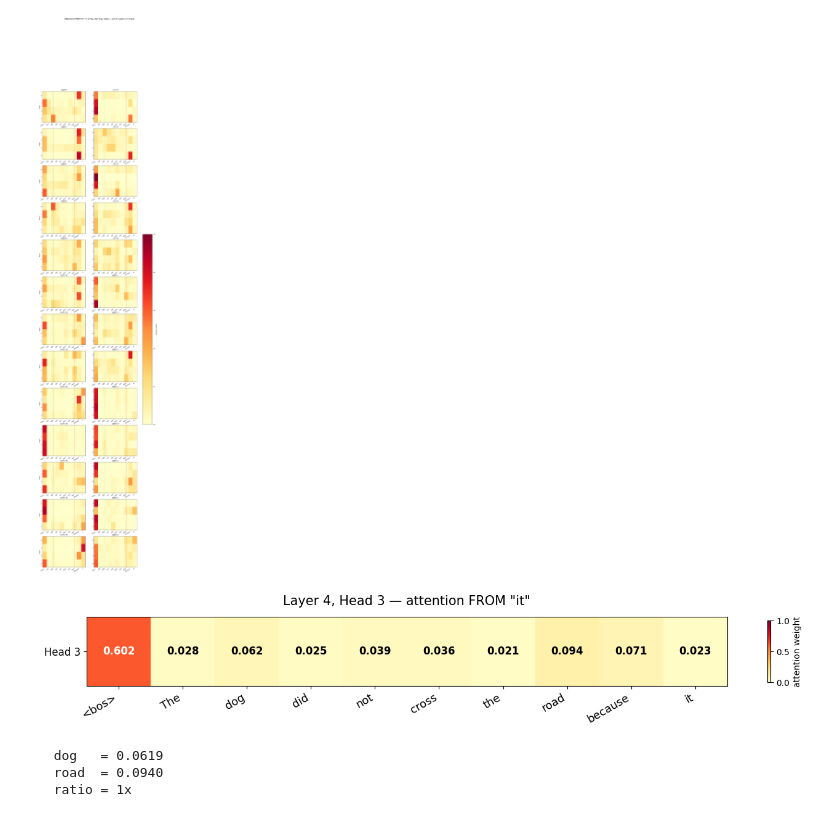
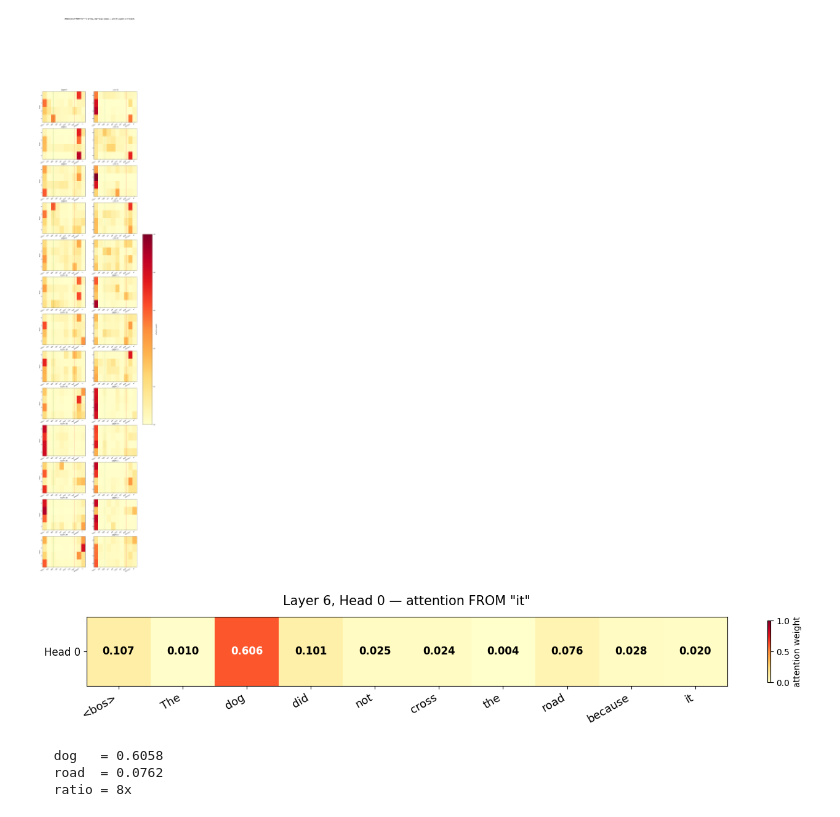
Before and after one commit to busycaesar/Attention_Attention_Everywhere, a Jupyter notebook: QKV-Google.ipynb, the cells around one changed output. Cells and saved outputs as stored; diff of their text form; code cells hidden in the pictures.

```diff
--- a/QKV-Google.ipynb
+++ b/QKV-Google.ipynb
@@ -316,36 +316,36 @@ plt.show()
 # %%
 import numpy as np, matplotlib.pyplot as plt
 
-LAYER, HEAD = 4, 3
+LAYER, HEAD = 6, 0
 
 prior = list(range(it_idx + 1))
 names = [tokens[i].strip() for i in prior]
 
 w = outputs.attentions[LAYER][0][HEAD][it_idx][:len(prior)]
 
 fig, ax = plt.subplots(figsize=(14, 2.4))
 im = ax.imshow(w[np.newaxis, :], aspect='auto', cmap='YlOrRd', vmin=0, vmax=1)
 
 ax.set_xticks(range(len(prior)))
 ax.set_xticklabels(names, rotation=30, ha='right', fontsize=13)
 ax.set_yticks([0]); ax.set_yticklabels([f'Head {HEAD}'], fontsize=12)
 ax.set_title(f'Layer {LAYER}, Head {HEAD} — attention FROM "it"', fontsize=15, pad=14)
 
 for i, v in enumerate(w):
     ax.text(i, 0, f'{v:.3f}', ha='center', va='center',
             fontsize=12, fontweight='bold',
             color='white' if v > 0.5 else 'black')
 
 plt.colorbar(im, ax=ax, label='attention weight', shrink=0.9)
 plt.tight_layout()
 plt.savefig(f'layer{LAYER}_head{HEAD}.png', dpi=150, bbox_inches='tight')
 plt.show()
 
 print(f'  dog   = {w[dog_idx]:.4f}')
 print(f'  road  = {w[road_idx]:.4f}')
 print(f'  ratio = {w[dog_idx]/w[road_idx]:.0f}x')
 # %% [output]
-[figure, old version]
+[figure, new version]
-  dog   = 0.0619
-  road  = 0.0940
-  ratio = 1x
+  dog   = 0.6058
+  road  = 0.0762
+  ratio = 8x
```
